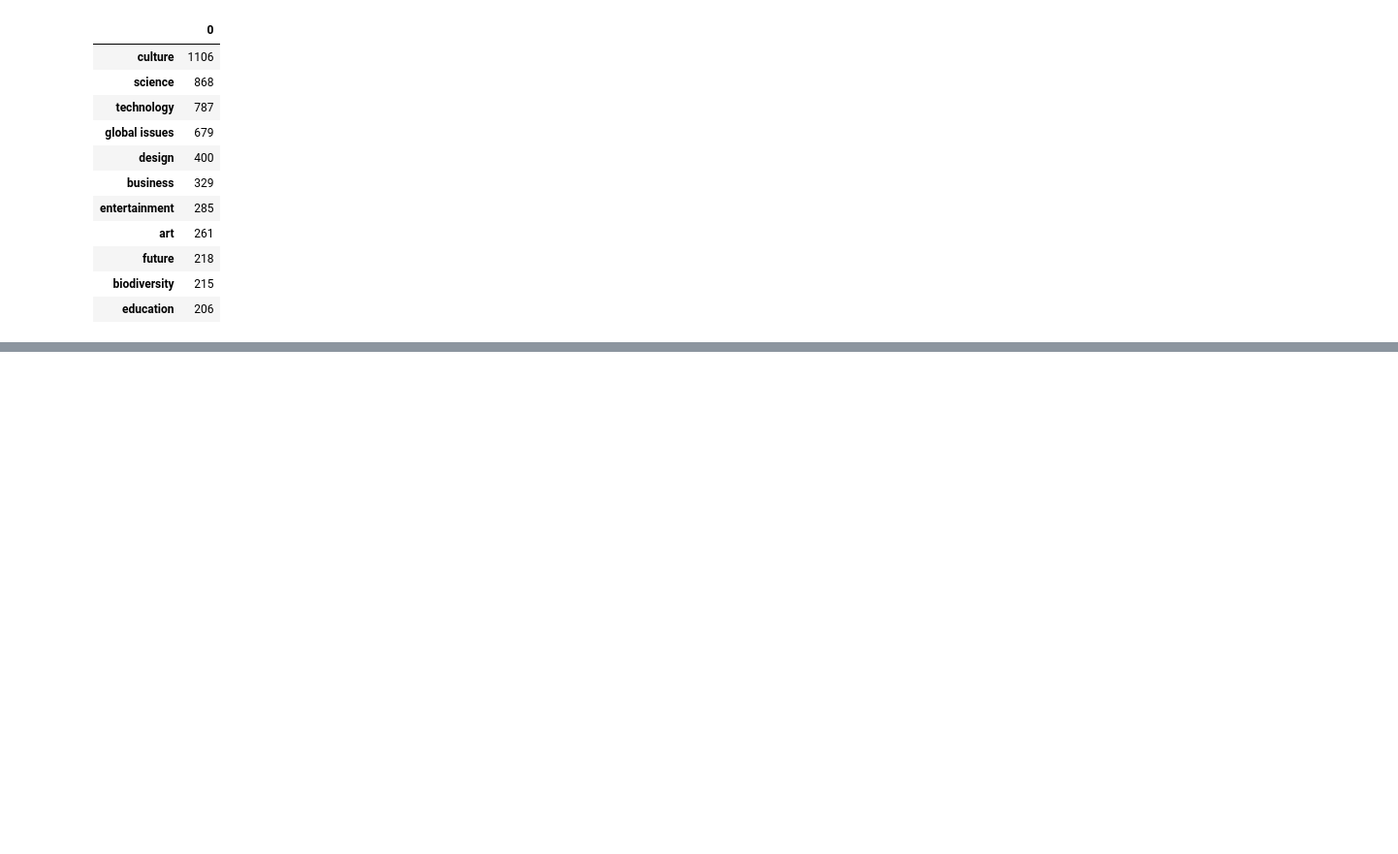
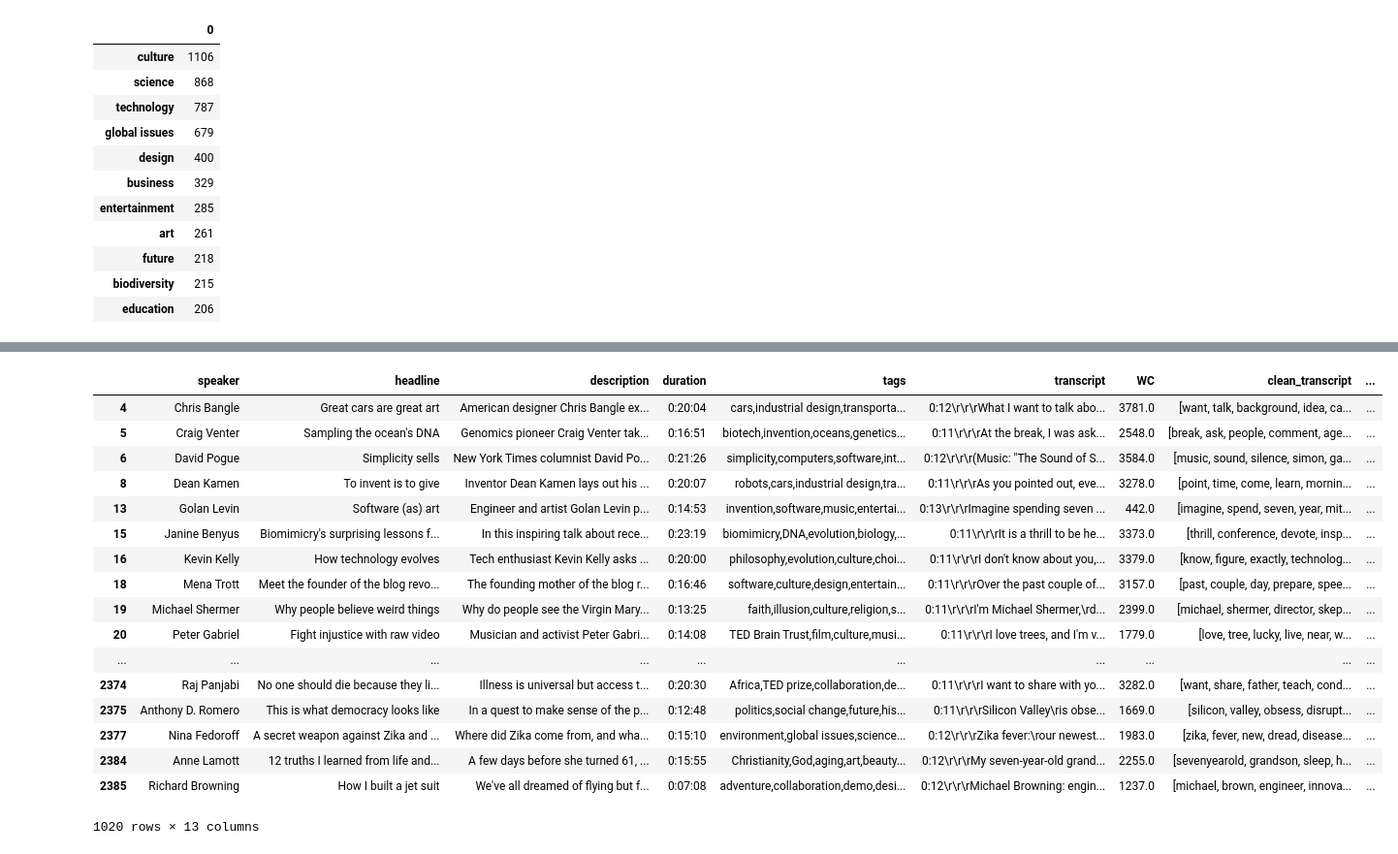
Before and after one commit to GlennChia/50_038_cds_project, a Jupyter notebook: notebooks/cleaning/squash_tags_similarity.ipynb, the cells around one changed output, grey strips where cells are left out. Shown at 97% size. Saved outputs shown, nothing was run; the diff lists cells and outputs as text; code cells hidden in the pictures; blank space fills up the shorter version.

```diff
--- a/notebooks/cleaning/squash_tags_similarity.ipynb
+++ b/notebooks/cleaning/squash_tags_similarity.ipynb
@@ -287,0 +377,36 @@ df4 = df4[df4['squash4_tags']!='']
+# %%
+def cutting(x,cutlist):
+#     print(x)
+    have = False
+    for tag in cutlist:
+#         print(tag)
+        if tag in x:
+            have = True
+    if have:
+        return x
+    else:
+        return ''
+# %%
+df4_cut = df4.copy()
+df4_cut['squash4_tags'] = df4_cut['squash4_tags'].map(lambda x: cutting(x,['entertainment','art','future','biodiversity','education']))
+df4_cut = df4_cut[df4_cut['squash4_tags']!='']
+df4_cut
+# %% [output]
+|  | speaker | headline | description | duration | tags | transcript | WC | clean_transcript | ... |
+| 4 | Chris Bangle | Great cars are great art | American designer Chris Bangle ex... | 0:20:04 | cars,industrial design,transporta... | 0:12\r\r\rWhat I want to talk abo... | 3781.0 | [want, talk, background, idea, ca... | ... |
+| 5 | Craig Venter | Sampling the ocean's DNA | Genomics pioneer Craig Venter tak... | 0:16:51 | biotech,invention,oceans,genetics... | 0:11\r\r\rAt the break, I was ask... | 2548.0 | [break, ask, people, comment, age... | ... |
+| 6 | David Pogue | Simplicity sells | New York Times columnist David Po... | 0:21:26 | simplicity,computers,software,int... | 0:12\r\r\r(Music: "The Sound of S... | 3584.0 | [music, sound, silence, simon, ga... | ... |
+| 8 | Dean Kamen | To invent is to give | Inventor Dean Kamen lays out his ... | 0:20:07 | robots,cars,industrial design,tra... | 0:11\r\r\rAs you pointed out, eve... | 3278.0 | [point, time, come, learn, mornin... | ... |
+| 13 | Golan Levin | Software (as) art | Engineer and artist Golan Levin p... | 0:14:53 | invention,software,music,entertai... | 0:13\r\r\rImagine spending seven ... | 442.0 | [imagine, spend, seven, year, mit... | ... |
+| 15 | Janine Benyus | Biomimicry's surprising lessons f... | In this inspiring talk about rece... | 0:23:19 | biomimicry,DNA,evolution,biology,... | 0:11\r\r\rIt is a thrill to be he... | 3373.0 | [thrill, conference, devote, insp... | ... |
+| 16 | Kevin Kelly | How technology evolves | Tech enthusiast Kevin Kelly asks ... | 0:20:00 | philosophy,evolution,culture,choi... | 0:11\r\r\rI don't know about you,... | 3379.0 | [know, figure, exactly, technolog... | ... |
+| 18 | Mena Trott | Meet the founder of the blog revo... | The founding mother of the blog r... | 0:16:46 | software,culture,design,entertain... | 0:11\r\r\rOver the past couple of... | 3157.0 | [past, couple, day, prepare, spee... | ... |
+| 19 | Michael Shermer | Why people believe weird things | Why do people see the Virgin Mary... | 0:13:25 | faith,illusion,culture,religion,s... | 0:11\r\r\rI'm Michael Shermer,\rd... | 2399.0 | [michael, shermer, director, skep... | ... |
+| 20 | Peter Gabriel | Fight injustice with raw video | Musician and activist Peter Gabri... | 0:14:08 | TED Brain Trust,film,culture,musi... | 0:11\r\r\rI love trees, and I'm v... | 1779.0 | [love, tree, lucky, live, near, w... | ... |
+| ... | ... | ... | ... | ... | ... | ... | ... | ... | ... |
+| 2374 | Raj Panjabi | No one should die because they li... | Illness is universal but access t... | 0:20:30 | Africa,TED prize,collaboration,de... | 0:11\r\r\rI want to share with yo... | 3282.0 | [want, share, father, teach, cond... | ... |
+| 2375 | Anthony D. Romero | This is what democracy looks like | In a quest to make sense of the p... | 0:12:48 | politics,social change,future,his... | 0:11\r\r\rSilicon Valley\ris obse... | 1669.0 | [silicon, valley, obsess, disrupt... | ... |
+| 2377 | Nina Fedoroff | A secret weapon against Zika and ... | Where did Zika come from, and wha... | 0:15:10 | environment,global issues,science... | 0:12\r\r\rZika fever:\rour newest... | 1983.0 | [zika, fever, new, dread, disease... | ... |
+| 2384 | Anne Lamott | 12 truths I learned from life and... | A few days before she turned 61, ... | 0:15:55 | Christianity,God,aging,art,beauty... | 0:12\r\r\rMy seven-year-old grand... | 2255.0 | [sevenyearold, grandson, sleep, h... | ... |
+| 2385 | Richard Browning | How I built a jet suit | We've all dreamed of flying but f... | 0:07:08 | adventure,collaboration,demo,desi... | 0:12\r\r\rMichael Browning: engin... | 1237.0 | [michael, brown, engineer, innova... | ... |
+1020 rows × 13 columns
```
Also changed, not shown: parts of 17 cells of this notebook, 1 other file.
